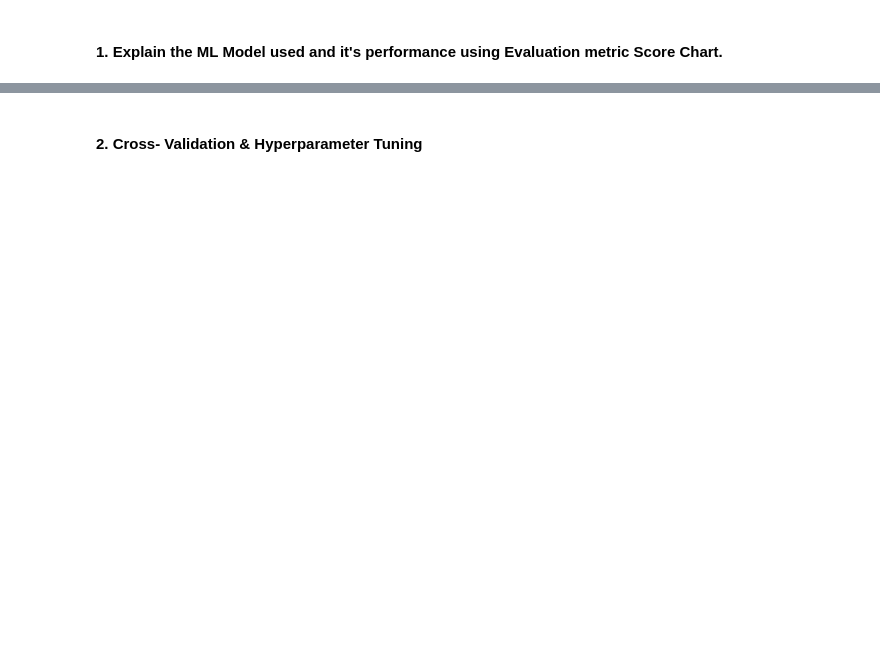
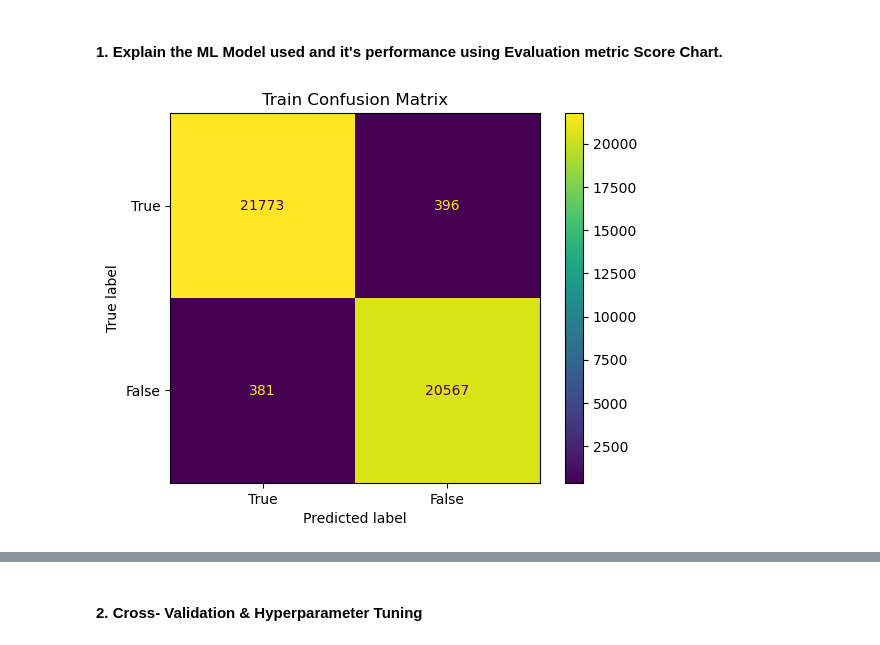
Before and after one commit to balaji-89/Airline_Passenger_Referral_Prediction, a Jupyter notebook: Solution/PassengerReferral.ipynb, the cells around one changed output, grey strips where cells are left out. Drawn from its saved outputs; the diff is of its cells as text; code cells hidden in the pictures; blank space fills up the shorter version.

```diff
--- a/Solution/PassengerReferral.ipynb
+++ b/Solution/PassengerReferral.ipynb
@@ -1438,7 +1557,15 @@ Answer Here.
 ### ML Model - 3
 # %%
 # ML Model - 3 Implementation
+xg = XGBClassifier()
 
 # Fit the Algorithm
+xg.fit(x_train,y_train)
 
 # Predict on the model
+xg_train_prediction = xg.predict(x_train)
+xg_test_prediction = xg.predict(x_test)
+
+#calculating RMSE Score
+xg_train_acc = accuracy_score(y_train,forest_train_prediction)
+xg_test_acc = accuracy_score(y_test,forest_test_prediction)
@@ -1448,0 +1581,10 @@ Answer Here.
+# %%
+# Visualizing evaluation Metric Score chart
+# Visualizing evaluation Metric Score chart
+train_confusion_matrix = confusion_matrix(y_train,xg_train_prediction)
+cm_display = ConfusionMatrixDisplay(confusion_matrix = train_confusion_matrix, display_labels = [True, False])
+cm_display.plot()
+plt.title("Train Confusion Matrix")
+plt.show()
+# %% [output]
+[figure, added]
```
Also changed, not shown: parts of 64 cells of this notebook.
